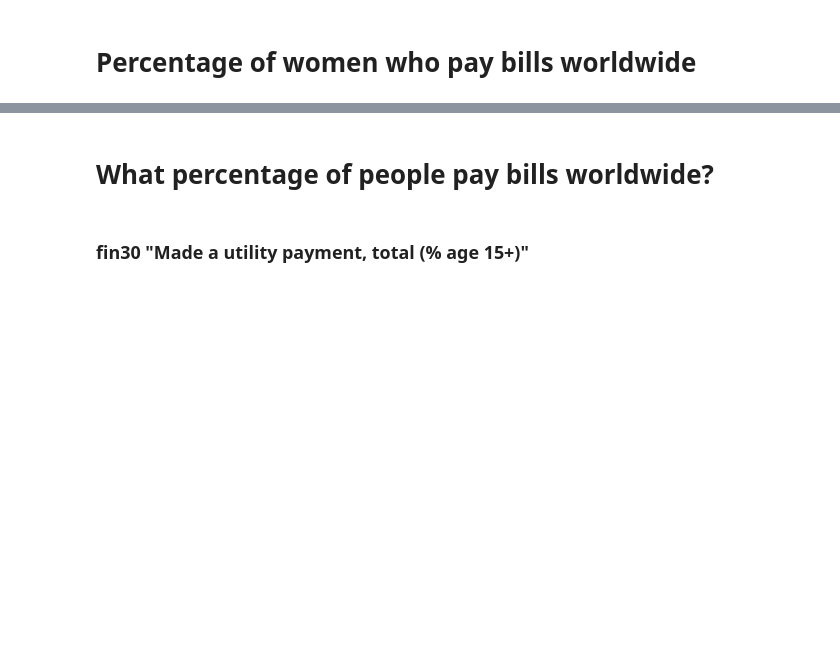
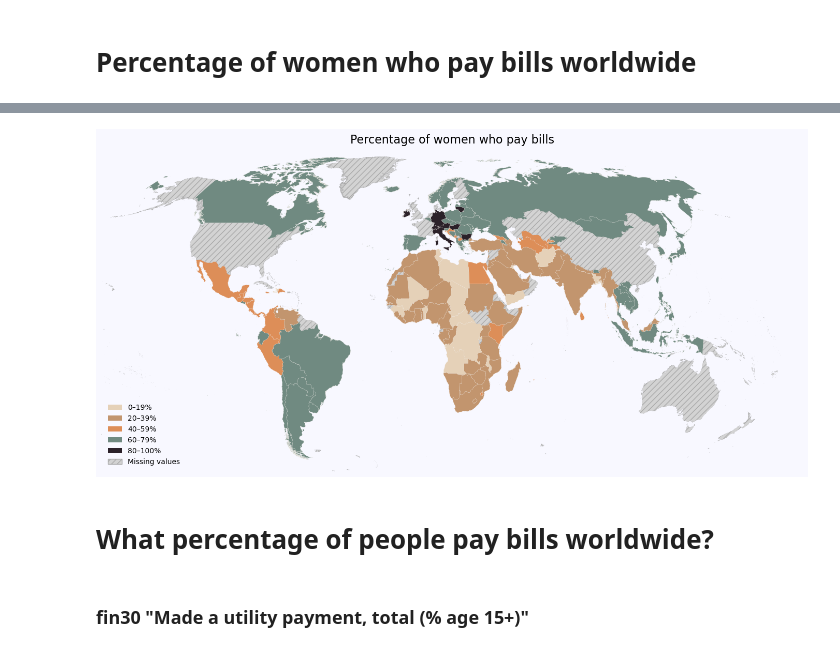
Before and after one commit to reebme/curated-data-sqlite, a Jupyter notebook: notebooks/03_findex_exploration_additional_info.ipynb, the cells around one changed output, grey strips where cells are left out. Drawn from its saved outputs; the diff is of its cells as text; code cells hidden in the pictures; blank space fills up the shorter version.

Commit message:
Moved drawing colored map of clustered countries to src/utils.py

```diff
--- a/notebooks/03_findex_exploration_additional_info.ipynb
+++ b/notebooks/03_findex_exploration_additional_info.ipynb
@@ -170,3 +55,40 @@ plt.show()
+# %%
+fin30_F_plot_data = (fin30_female[['country_id', 'year', 'cluster']]
+    .pivot(index = 'country_id', columns = 'year', values = 'cluster')
+    .reset_index()
+)
+# where data not available combine data from previous waves
+fin30_F_plot_data['combined'] = fin30_F_plot_data[waves[-1:0:-1]].bfill(axis = 1).iloc[:,0]
+
+# recover clusters
+clusters = np.sort(fin30_F_plot_data['combined'].dropna().astype(int).unique())
+
+# prepare labels
+labels = [
+    (edges[i-1], edges[i] - 1) if i < len(edges) -1
+    else (edges[i-1], edges[i])
+    for i in range(len(edges)) if i > 0
+]
+labels = [f"{int(l[0])}–{int(l[1])}%" for l in labels]
+labels = dict(zip(clusters, labels))
+
+palette = [
+    "#E5D1B8",  # soft beige
+    "#C2956E",  # muted sand
+    "#DD8E58",  # warm orange
+    "#708A81",  # muted sage
+    "#2B2129",  # dark plum
+]
+palette = dict(zip(clusters, palette))
+# %%
+utils.plot_cluster_map(fin30_F_plot_data.set_index('country_id')['combined'],
+                 labels = labels,
+                 palette = palette,
+                 title = "Percentage of women who pay bills",
+                save_file_name = "../articles/additional_series/pic/female_pay_bills_combined_waves.png"
+)
+# %% [output]
+[figure, added]
 # %% [markdown]
 # What percentage of people pay bills worldwide?
 # %% [markdown]
```
Also changed, not shown: parts of 3 cells of this notebook, 1 other file.
